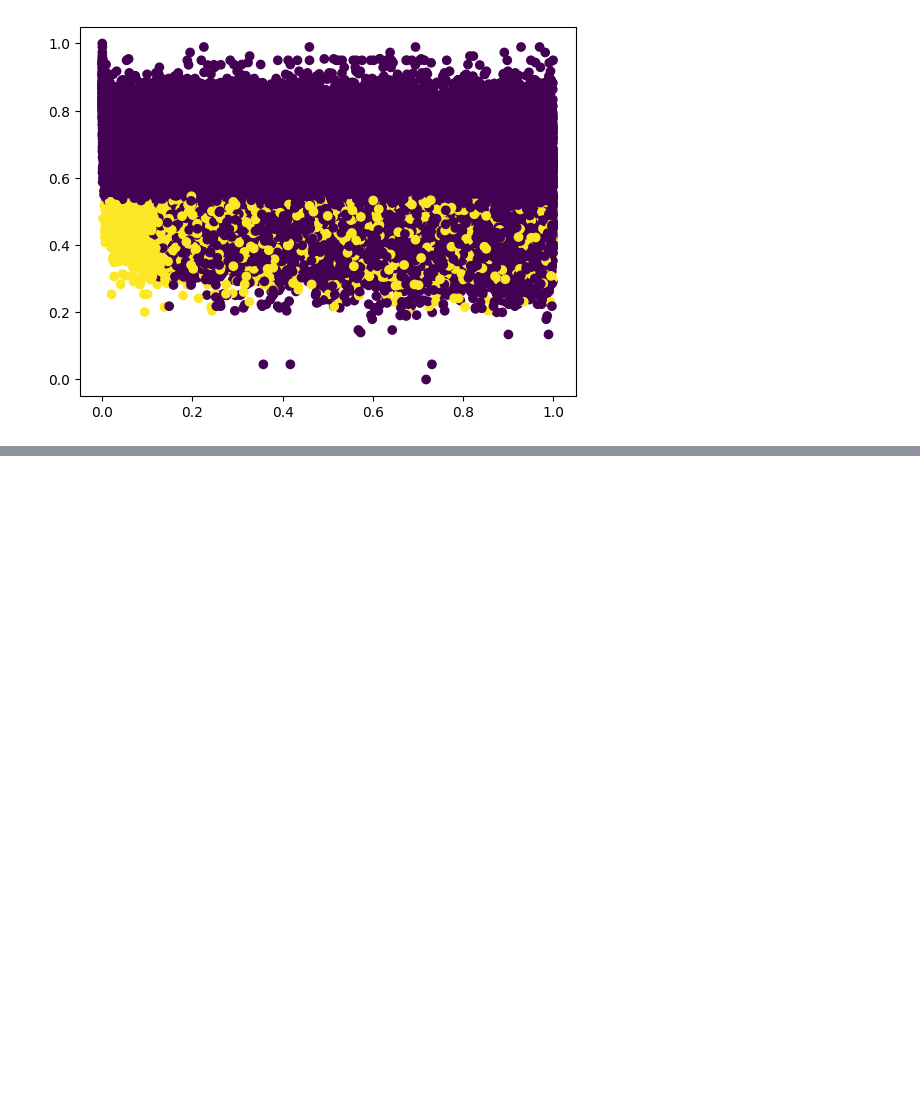
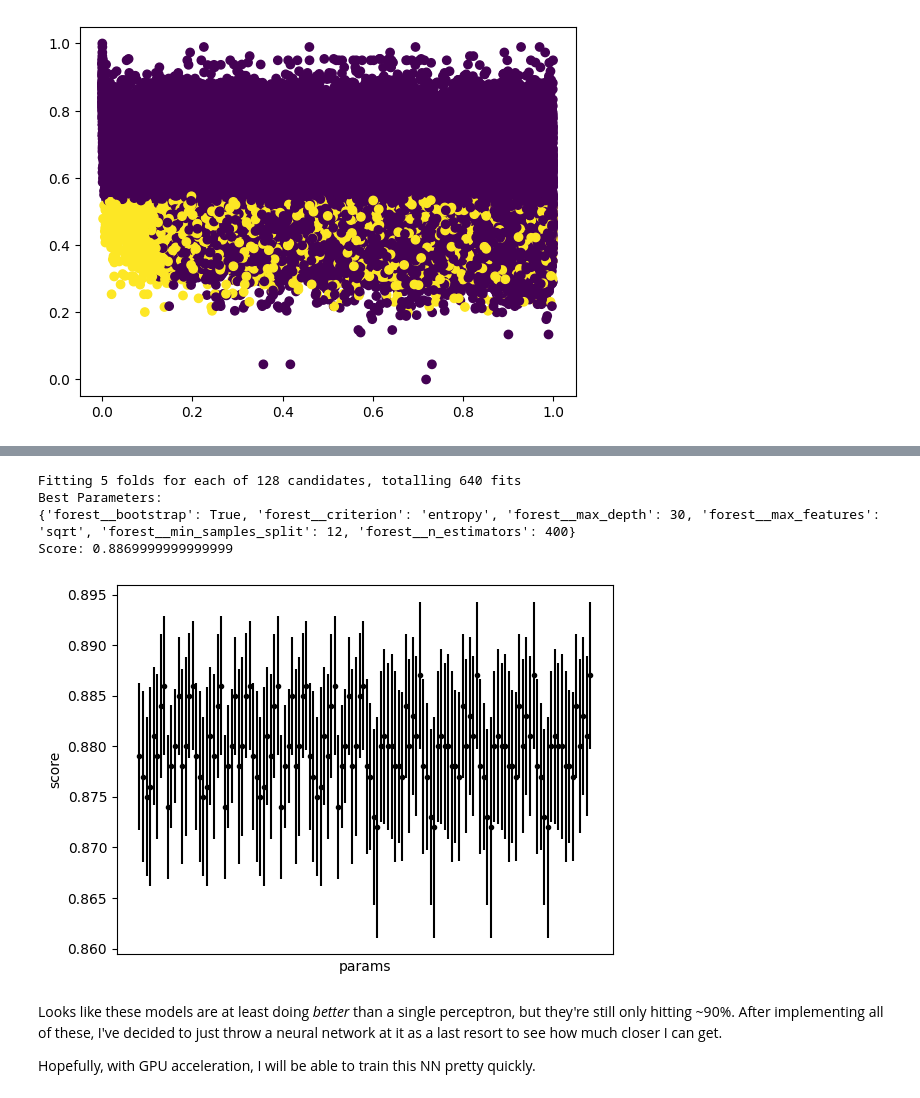
Before and after one commit to stjohnfinn/Conifer, a Jupyter notebook: n_dimensional.ipynb, the cells around one changed output, grey strips where cells are left out. Cells and saved outputs as stored; diff of their text form; code cells hidden in the pictures; blank space fills up the shorter version.

```diff
--- a/n_dimensional.ipynb
+++ b/n_dimensional.ipynb
@@ -321,0 +366,29 @@ Name: hazardous, dtype: int64
+# %%
+forest_pipeline = Pipeline(steps=[('scaler', StandardScaler()), ('forest', RandomForestClassifier(random_state=42))])
+
+forest_params_gs = {
+    'forest__n_estimators': [50, 100, 200, 400],
+    'forest__criterion': ['gini', 'entropy'],
+    'forest__max_depth': [30, 50, 60, 90],
+    'forest__min_samples_split': [2, 7, 9, 12],
+    'forest__max_features': ['sqrt'],
+    'forest__bootstrap': [True]
+}
+
+forest_gscv = GridSearchCV(forest_pipeline, forest_params_gs, cv=5, verbose=1, scoring='accuracy')
+# %%
+forest_gscv.fit(X_train[:validation_size], y_train[:validation_size])
+
+show_best(forest_gscv)
+
+plot_results(forest_gscv)
+# %% [output]
+Fitting 5 folds for each of 128 candidates, totalling 640 fits
+Best Parameters:
+{'forest__bootstrap': True, 'forest__criterion': 'entropy', 'forest__max_depth': 30, 'forest__max_features': 'sqrt', 'forest__min_samples_split': 12, 'forest__n_estimators': 400}
+Score: 0.8869999999999999
+[figure, added]
+# %% [markdown]
+Looks like these models are at least doing _better_ than a single perceptron, but they're still only hitting ~90%. After implementing all of these, I've decided to just throw a neural network at it as a last resort to see how much closer I can get.
+
+Hopefully, with GPU acceleration, I will be able to train this NN pretty quickly.
```
Also changed, not shown: parts of 14 cells of this notebook.
